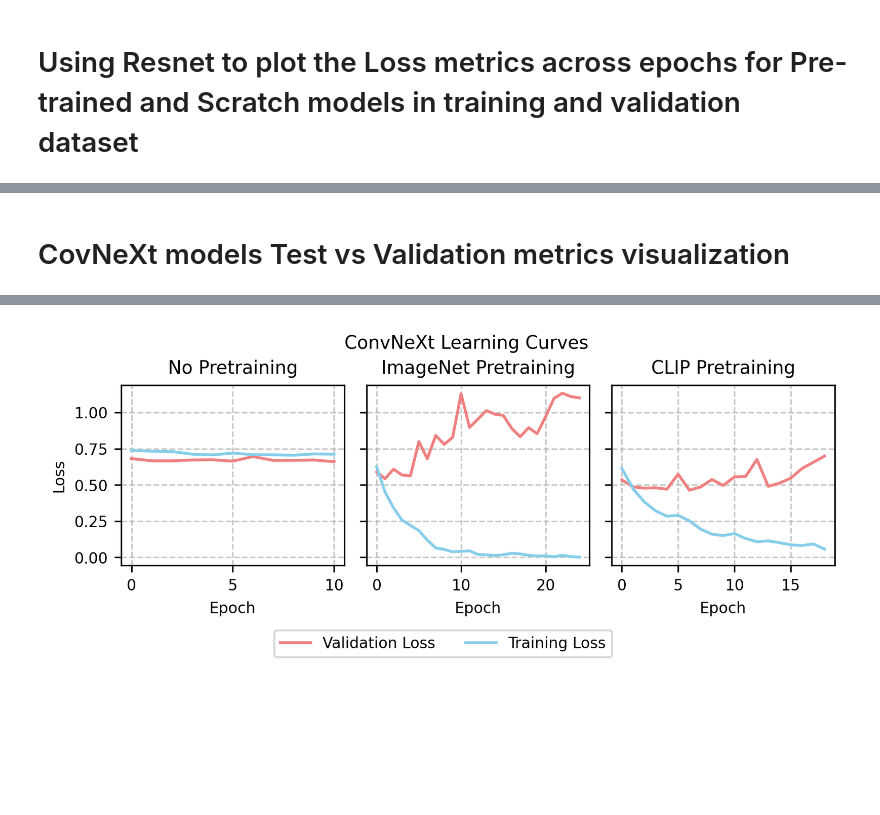
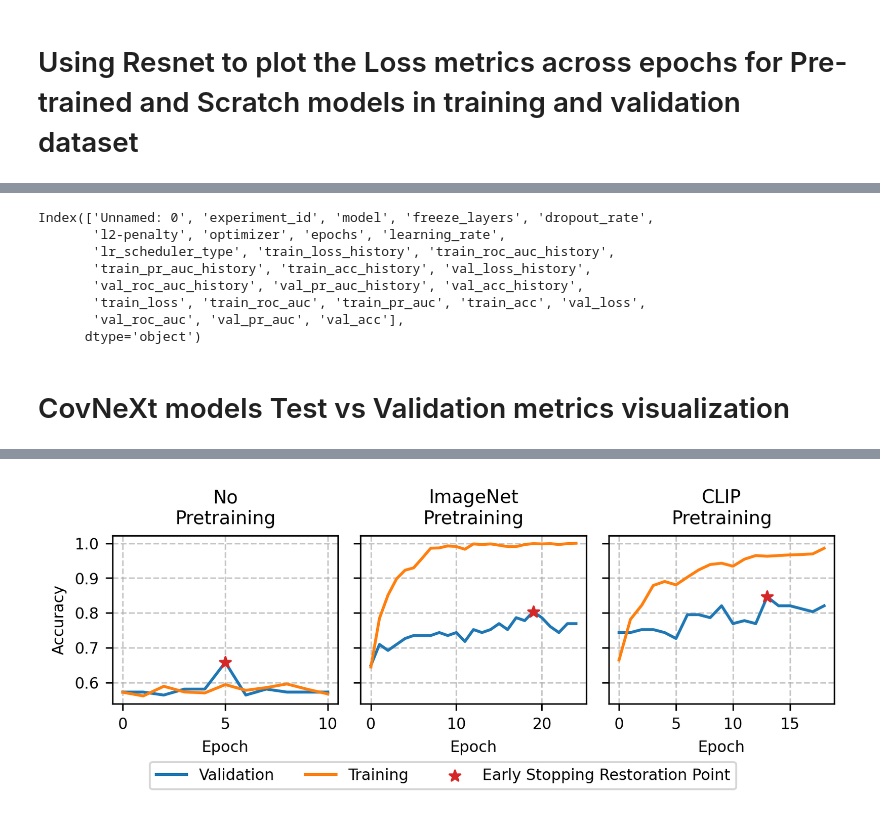
Before and after one commit to Deepfake-Detection-KKO/deepfake-detection, a Jupyter notebook: experiment_result_viz.ipynb, the cells around one changed output, grey strips where cells are left out. Cells and saved outputs as stored; diff of their text form; code cells hidden in the pictures; blank space fills up the shorter version.

Commit message:
scheduler comparison

```diff
--- a/experiment_result_viz.ipynb
+++ b/experiment_result_viz.ipynb
@@ -66,3 +59,14 @@ dtype: int64
+# %%
+experiment_results.columns
+# %% [output]
+Index(['Unnamed: 0', 'experiment_id', 'model', 'freeze_layers', 'dropout_rate',
+       'l2-penalty', 'optimizer', 'epochs', 'learning_rate',
+       'lr_scheduler_type', 'train_loss_history', 'train_roc_auc_history',
+       'train_pr_auc_history', 'train_acc_history', 'val_loss_history',
+       'val_roc_auc_history', 'val_pr_auc_history', 'val_acc_history',
+       'train_loss', 'train_roc_auc', 'train_pr_auc', 'train_acc', 'val_loss',
+       'val_roc_auc', 'val_pr_auc', 'val_acc'],
+      dtype='object')
 # %% [markdown]
 # CovNeXt models Test vs Validation metrics visualization
 # %%
@@ -158,7 +162,7 @@ model_type_3 = 'ConvNeXt-base-pretrained-clip'
 OUTPUT_DIR = "performance_plots"
 os.makedirs(OUTPUT_DIR, exist_ok=True)
 FIGURE_WIDTH = 6.75
-FIGURE_HEIGHT = 3.25 * 0.65 # Adjusted height to maintain aspect ratio
+FIGURE_HEIGHT = 3.25 * 0.6 # Adjusted height to maintain aspect ratio
 # FONTSIZE_TITLE = 20
 # FONTSIZE_SUBPLOT_TITLE = 18
 # FONTSIZE_LABELS = 16
@@ -175,23 +179,24 @@ cov_pre_df = experiment_results[experiment_results['model'] == model_type_1]
 
 # Get the best model based on validation accuracy
 best_cov_pre_model_row = cov_pre_df.sort_values(by=['val_acc', 'val_roc_auc'], ascending=False).iloc[0]
+# best_cov_pre_model_row = cov_pre_df.query("dropout_rate >= 0.5 and dropout_rate < 0.6 and `l2-penalty` == 0.0001 and learning_rate == 0.00001 and lr_scheduler_type == 'CosineAnnealingWarmRestarts'").iloc[0]
+print(best_cov_pre_model_row)
 
 # Extract and convert history data using ast.literal_eval for safety
-train_loss_history_cov = ast.literal_eval(best_cov_pre_model_row['train_loss_history'])
-val_loss_history_cov = ast.literal_eval(best_cov_pre_model_row['val_loss_history'])
+train_loss_history_cov = ast.literal_eval(best_cov_pre_model_row['train_acc_history'])
+val_loss_history_cov = ast.literal_eval(best_cov_pre_model_row['val_acc_history'])
 NUM_EPOCHS = val_loss_history_cov.index(None) # Capture numerical vals and disregard None's
 
 # Plot on the first subplot (axes[0])
-axes[0].plot(val_loss_history_cov, label='Validation Loss', color='lightcoral')
-axes[0].plot(train_loss_history_cov, label='Training Loss', color='skyblue')
-# axes[0].set_xticks(np.arange(0, NUM_EPOCHS, TICK_INTERVAL)) # Set ticks for each epoch
-axes[0].set_title(f'No Pretraining')
+axes[0].plot(val_loss_history_cov, label='Validation')
+axes[0].plot(train_loss_history_cov, label='Training')
+axes[0].scatter(NUM_EPOCHS - 6, val_loss_history_cov[NUM_EPOCHS - 6], color = 'tab:red', marker = '*', label = 'Early Stopping Restoration Point', zorder = 5)
+axes[0].set_title(f'No\nPretraining')
 axes[0].set_xlabel('Epoch')
-axes[0].set_ylabel('Loss')
+axes[0].set_ylabel('Accuracy')
 axes[0].tick_params(axis='x')
 axes[0].tick_params(axis='y')
 axes[0].grid(axis='both', linestyle='--', alpha=0.7)
-# axes[0].legend()
 
 ## Subplot 2
 # Process and Plot for Model Type 2: CovNeXt-50-pretrained-clip
@@ -199,28 +204,23 @@ cov_clip_df = experiment_results[experiment_results['model'] == model_type_2]
 
 # Get the best model based on validation accuracy
 best_cov_clip_model_row = cov_clip_df.sort_values(by=['val_acc', 'val_roc_auc'], ascending=False).iloc[0]
+# best_cov_clip_model_row = cov_clip_df.query("dropout_rate >= 0.5 and dropout_rate < 0.6 and `l2-penalty` == 0.0001 and learning_rate == 0.00001 and lr_scheduler_type == 'CosineAnnealingWarmRestarts'").iloc[0]
+print(best_cov_clip_model_row)
 
 # Extract and convert history data
-train_loss_history_cov_clip = ast.literal_eval(best_cov_clip_model_row['train_loss_history'])
-val_loss_history_cov_clip = ast.literal_eval(best_cov_clip_model_row['val_loss_history'])
+train_loss_history_cov_clip = ast.literal_eval(best_cov_clip_model_row['train_acc_history'])
+val_loss_history_cov_clip = ast.literal_eval(best_cov_clip_model_row['val_acc_history'])
 NUM_EPOCHS = val_loss_history_cov_clip.index(None)
 
 # Plot on the second subplot (axes[1])
-axes[1].plot(val_loss_history_cov_clip, color='lightcoral')
-axes[1].plot(train_loss_history_cov_clip, color='skyblue')
-# axes[1].set_xticks(np.arange(0, NUM_EPOCHS, TICK_INTERVAL))
-axes[1].set_title('ImageNet Pretraining')
+axes[1].plot(val_loss_history_cov_clip)
+axes[1].plot(train_loss_history_cov_clip)
+axes[1].scatter(NUM_EPOCHS - 6, val_loss_history_cov_clip[NUM_EPOCHS - 6], color = 'tab:red', marker = '*', zorder = 5)
+axes[1].set_title('ImageNet\nPretraining')
 axes[1].set_xlabel('Epoch')
-# axes[1].set_ylabel('Loss', fontsize=FONTSIZE_LABELS)
 axes[1].tick_params(axis='x')
 axes[1].tick_params(axis='y')
 axes[1].grid(axis='both', linestyle='--', alpha=0.7)
-# axes[1].legend()
-
-
-
-# Save and display the plot
-# plt.savefig(os.path.join(OUTPUT_DIR, "learning_curves_comparison.png"), bbox_inches='tight')
 
 ## Subplot 3
 # Process and Plot for Model Type 2: CovNeXt-50-pretrained-clip
@@ -228,30 +228,29 @@ cov_sc_df = experiment_results[experiment_results['model'] == model_type_3]
 print(cov_sc_df.shape)
 # Get the best model based on validation accuracy
 best_cov_sc_model_row = cov_sc_df.sort_values(by=['val_acc', 'val_roc_auc'], ascending=False).iloc[0]
+# best_cov_sc_model_row = cov_sc_df.query("dropout_rate >= 0.5 and dropout_rate < 0.6 and `l2-penalty` == 0.0001 and learning_rate == 0.00001 and lr_scheduler_type == 'CosineAnnealingWarmRestarts'").iloc[0]
+print(best_cov_sc_model_row)
 
 # Extract and convert history data
-train_loss_history_cov_clip = ast.literal_eval(best_cov_sc_model_row['train_loss_history'])
-val_loss_history_cov_clip = ast.literal_eval(best_cov_sc_model_row['val_loss_history'])
+train_loss_history_cov_clip = ast.literal_eval(best_cov_sc_model_row['train_acc_history'])
+val_loss_history_cov_clip = ast.literal_eval(best_cov_sc_model_row['val_acc_history'])
 NUM_EPOCHS = val_loss_history_cov_clip.index(None)
 
 # Plot on the second subplot (axes[1])
-axes[2].plot(val_loss_history_cov_clip, color='lightcoral')
-axes[2].plot(train_loss_history_cov_clip, color='skyblue')
-# axes[2].set_xticks(np.arange(0, NUM_EPOCHS, TICK_INTERVAL))
-axes[2].set_title(f'CLIP Pretraining')
+axes[2].plot(val_loss_history_cov_clip)
+axes[2].plot(train_loss_history_cov_clip)
+axes[2].scatter(NUM_EPOCHS - 6, val_loss_history_cov_clip[NUM_EPOCHS - 6], color = 'tab:red', marker = '*', zorder = 5)
+axes[2].set_title(f'CLIP\nPretraining')
 axes[2].set_xlabel('Epoch')
-# axes[2].set_ylabel('Loss', fontsize=FONTSIZE_LABELS)
 axes[2].tick_params(axis='x')
 axes[2].tick_params(axis='y')
 axes[2].grid(axis='both', linestyle='--', alpha=0.7)
-# axes[2].legend()
 
-fig.legend(loc = 'lower center', ncol = 2, )
+fig.legend(loc = 'lower center', ncol = 3)
 # Add a main title for the entire figure
-fig.suptitle(f'ConvNeXt Learning Curves', y = 1.125)
+# fig.suptitle(f'ConvNeXt Learning Curves', y = 1.125)
 
 # Adjust layout
-# plt.tight_layout(rect=[0.05, 0.03, 0.95, 0.95])
 plt.subplots_adjust(bottom = 0.325, top = 0.95, wspace = 0.1)
 
 # Save and display the plot
@@ -262,4 +277,4 @@ plt.show()
-[figure, old version]
+[figure, new version]
 # %%
 # Define the common model type to compare optimizers for
 common_model_type = 'ConvNeXt-base-pretrained-clip' # Or pick ConvNeXt-base, ViT-B-32, etc.
```
Also changed, not shown: parts of 6 cells of this notebook, 4 other files.
